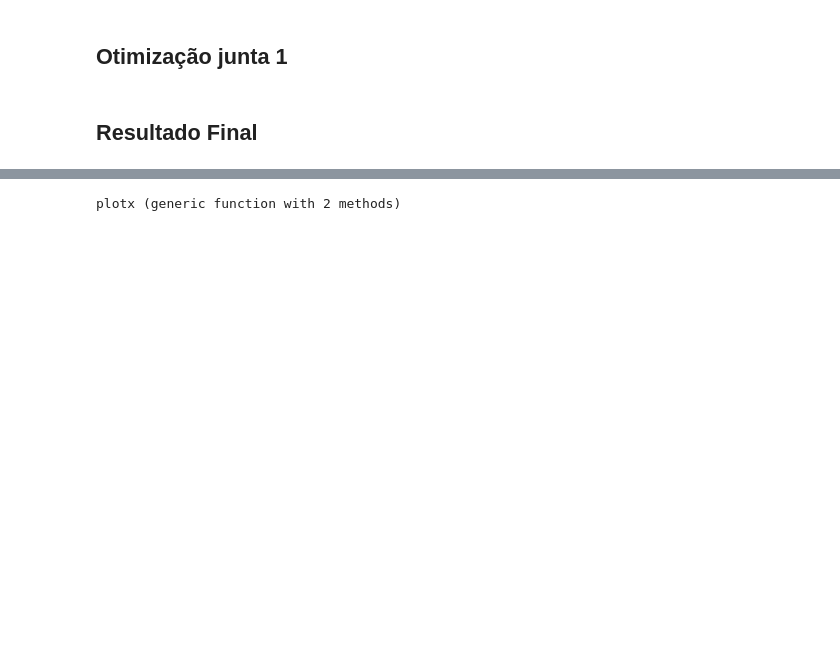
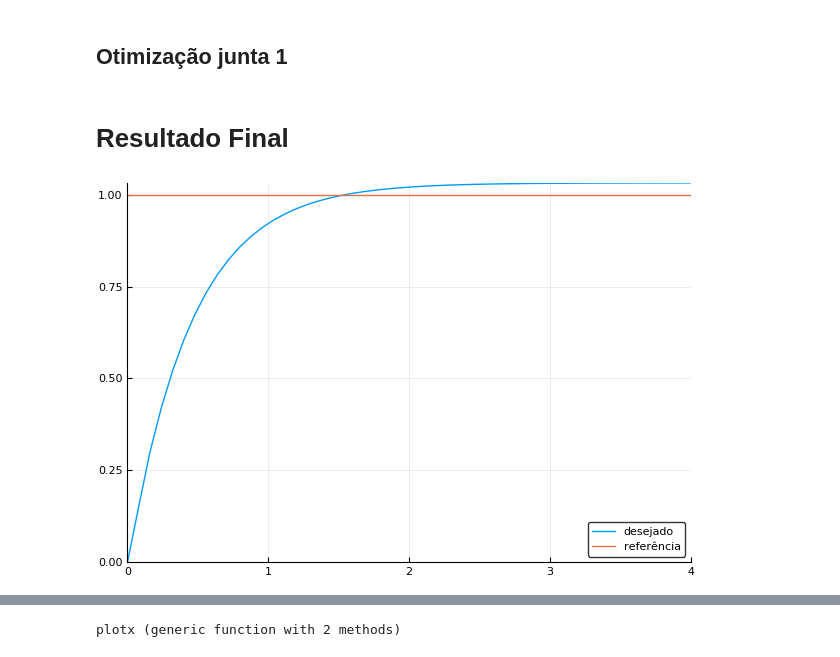
Before and after one commit to phelipe/jerk-pid, a Jupyter notebook: src/kuka/kuka_otimizador_serial.ipynb, the cells around one changed output, grey strips where cells are left out. Saved outputs shown, nothing was run; the diff lists cells and outputs as text; code cells hidden in the pictures; blank space fills up the shorter version.

```diff
--- a/src/kuka/kuka_otimizador_serial.ipynb
+++ b/src/kuka/kuka_otimizador_serial.ipynb
@@ -183,13 +209,16 @@ end;
 N = 14
 result, fitness, cnt = ga(generateCusto(1), N; initPopulation = gerador1, populationSize = popul, ɛ = 0.25, selection = roulette, crossover = intermediate(0.25), mutation = domainrange(fill(0.5,N)), iterations = iterac, showBar = true)
 # %% [markdown]
-## Resultado Final
+# Resultado Final
 # %%
 t_end_new = 2.
 kp = SMatrix{7,7}(diagm(result[1:7]))
 kv = SMatrix{7,7}(diagm(result[8:end]))
 
 x, v, t, a, ta, j, tj, τ, t_tau = kukaRobot(kp, kv, Ts, t0, t_end_new, xr);
+plotx(2)
+# %% [output]
+[figure, added]
 # %%
 erro = []
 for i=1:7
```
Also changed, not shown: parts of 19 cells of this notebook, 43 other files.
